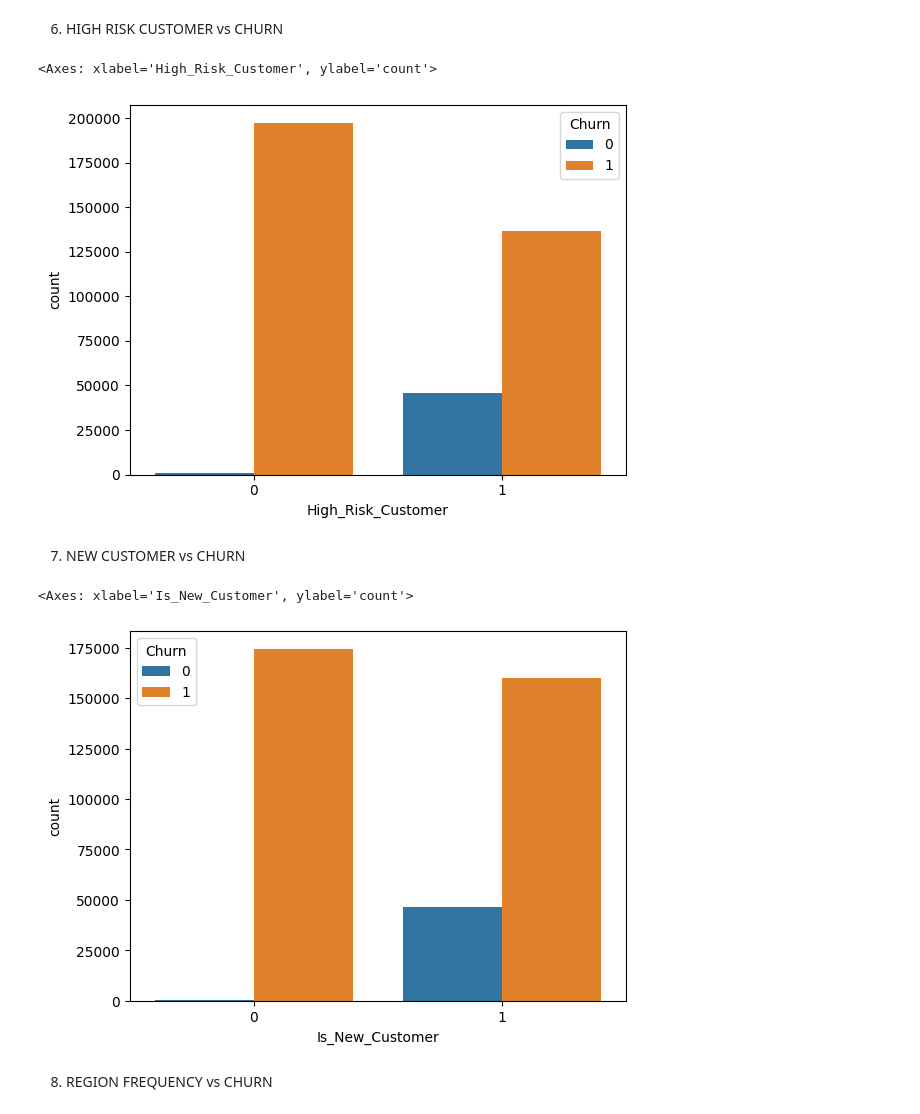
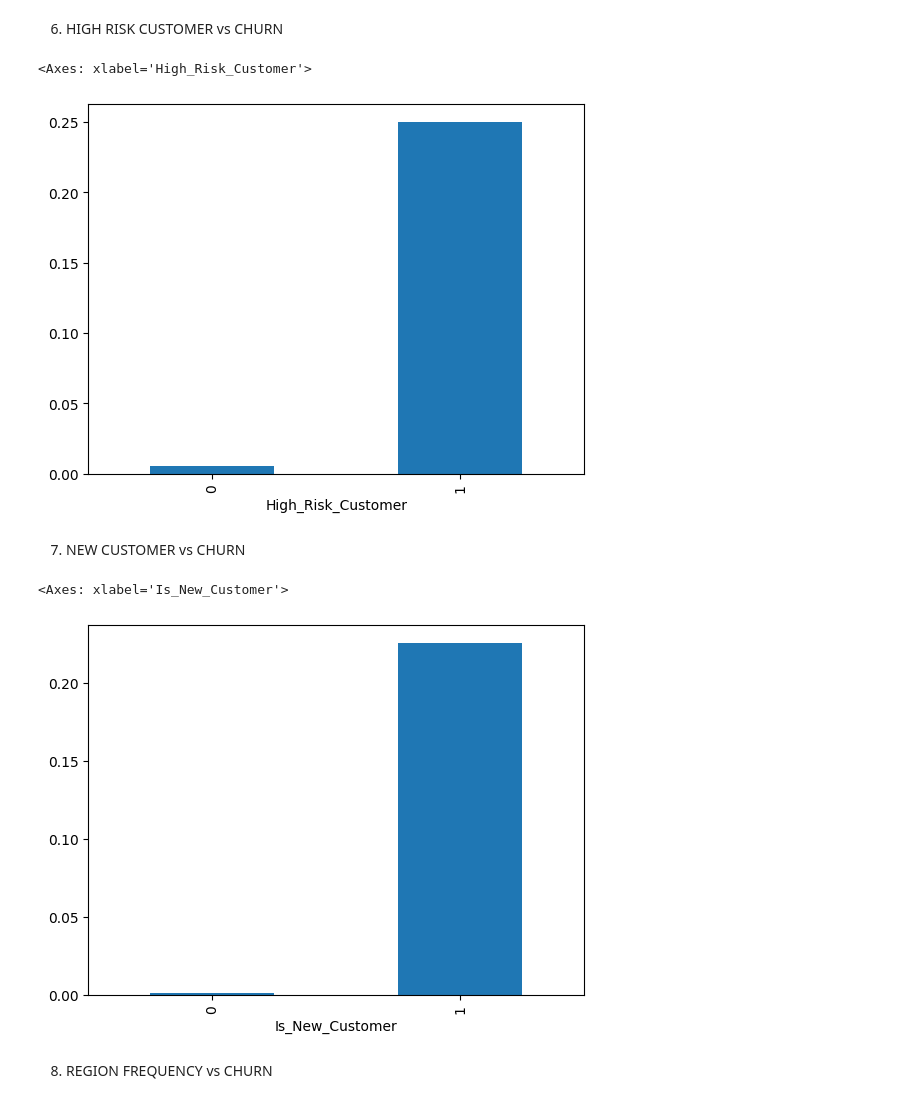
Before and after one commit to Soniya21s/FUTURE_DS_02, a Jupyter notebook: notebooks/04_Advance_EDA.ipynb, the cells around one changed output. Cells and saved outputs as stored; diff of their text form; code cells hidden in the pictures.

```diff
--- a/notebooks/04_Advance_EDA.ipynb
+++ b/notebooks/04_Advance_EDA.ipynb
@@ -43,17 +43,17 @@ sns.histplot(df['Premium_Log'], kde=True)
 # %% [markdown]
 6. HIGH RISK CUSTOMER vs CHURN
 # %%
-sns.countplot(x='High_Risk_Customer', hue='Churn', data=df)
+df.groupby('High_Risk_Customer')['Churn'].mean().plot(kind='bar')
 # %% [output]
-<Axes: xlabel='High_Risk_Customer', ylabel='count'>
+<Axes: xlabel='High_Risk_Customer'>
-[figure, old version]
+[figure, new version]
 # %% [markdown]
 7. NEW CUSTOMER vs CHURN
 # %%
-sns.countplot(x='Is_New_Customer', hue='Churn', data=df)
+df.groupby('Is_New_Customer')['Churn'].mean().plot(kind='bar')
 # %% [output]
-<Axes: xlabel='Is_New_Customer', ylabel='count'>
+<Axes: xlabel='Is_New_Customer'>
-[figure, old version]
+[figure, new version]
 # %% [markdown]
 8. REGION FREQUENCY vs CHURN
 # %%
```
Also changed, not shown: parts of 3 cells of this notebook, 38 other files.
